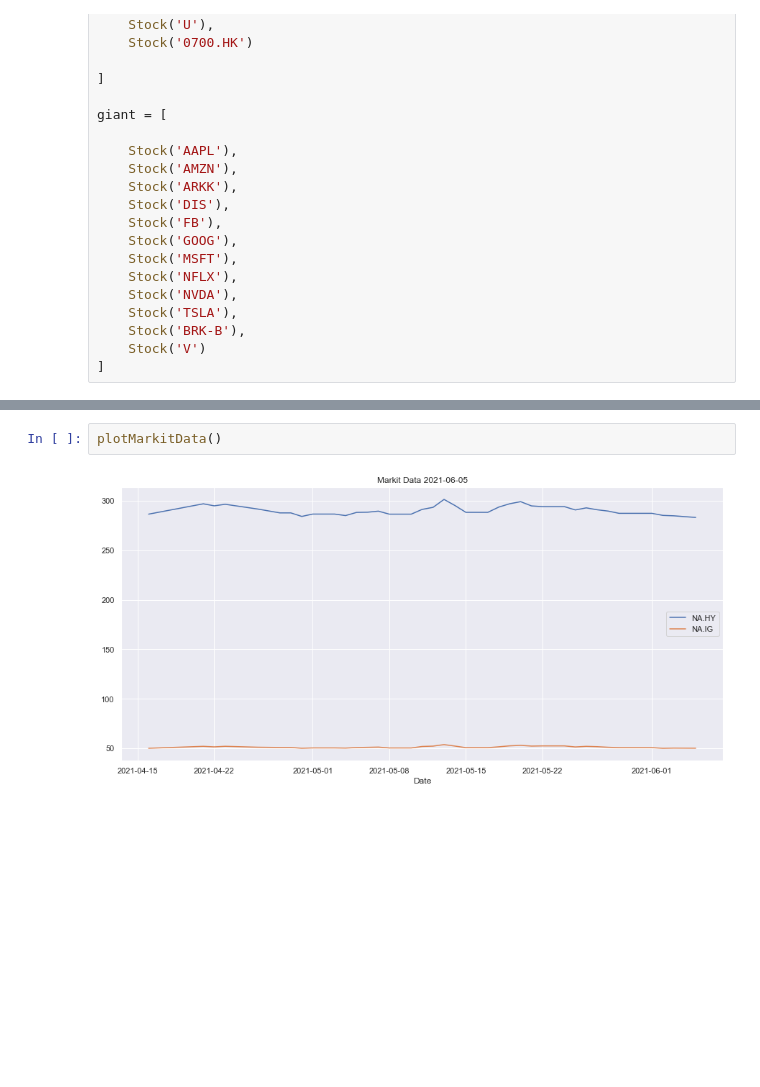
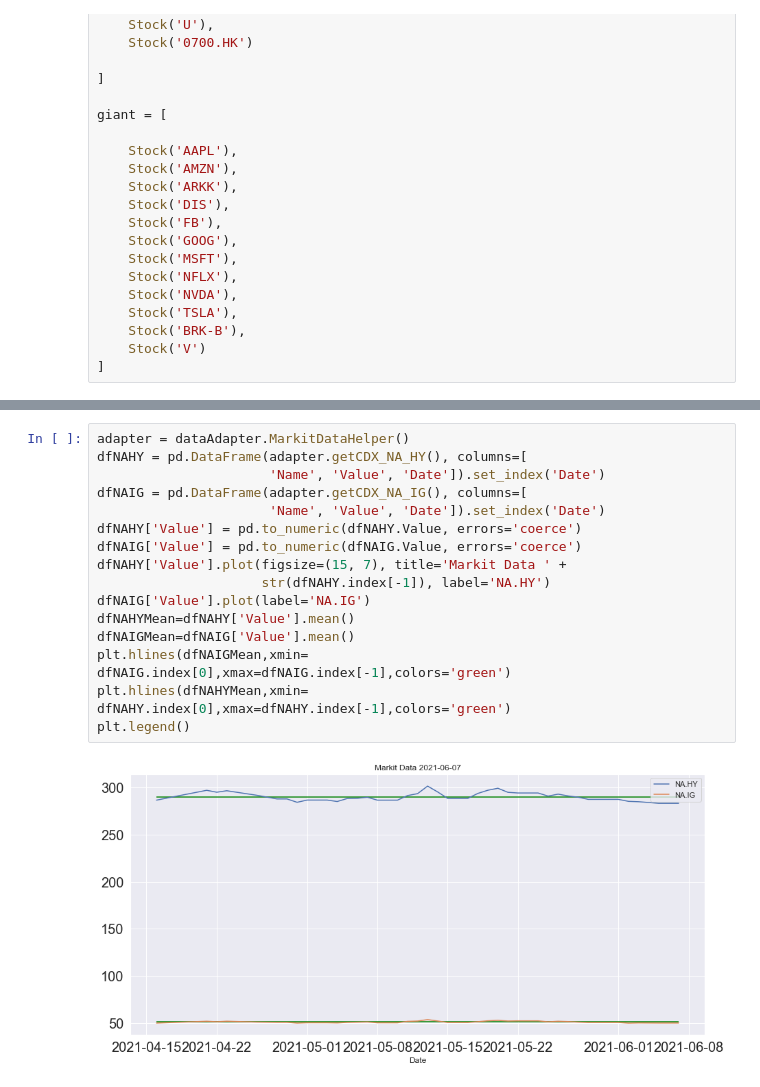
Before and after one commit to YuyuLin1003/stock_analysis, a Jupyter notebook: stock.ipynb, the cells around one changed output, grey strips where cells are left out. Cells and saved outputs as stored; diff of their text form; blank space fills up the shorter version.

```diff
--- a/stock.ipynb
+++ b/stock.ipynb
@@ -327,5 +333,19 @@ plotStockList(market, 'Market')
-# %%
-plotMarkitData()
-# %% [output]
-[figure, removed]
+# %%
+adapter = dataAdapter.MarkitDataHelper()
+dfNAHY = pd.DataFrame(adapter.getCDX_NA_HY(), columns=[
+                      'Name', 'Value', 'Date']).set_index('Date')
+dfNAIG = pd.DataFrame(adapter.getCDX_NA_IG(), columns=[
+                      'Name', 'Value', 'Date']).set_index('Date')
+dfNAHY['Value'] = pd.to_numeric(dfNAHY.Value, errors='coerce')
+dfNAIG['Value'] = pd.to_numeric(dfNAIG.Value, errors='coerce')
+dfNAHY['Value'].plot(figsize=(15, 7), title='Markit Data ' +
+                     str(dfNAHY.index[-1]), label='NA.HY')
+dfNAIG['Value'].plot(label='NA.IG')
+dfNAHYMean=dfNAHY['Value'].mean()
+dfNAIGMean=dfNAIG['Value'].mean()
+plt.hlines(dfNAIGMean,xmin= dfNAIG.index[0],xmax=dfNAIG.index[-1],colors='green')
+plt.hlines(dfNAHYMean,xmin= dfNAHY.index[0],xmax=dfNAHY.index[-1],colors='green')
+plt.legend()
+# %% [output]
+[figure, added]
 # %%
```
Also changed, not shown: parts of 8 cells of this notebook.
